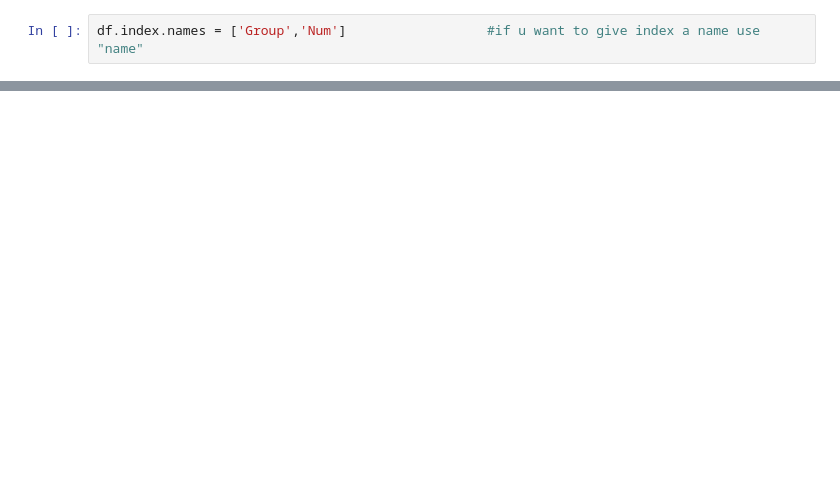
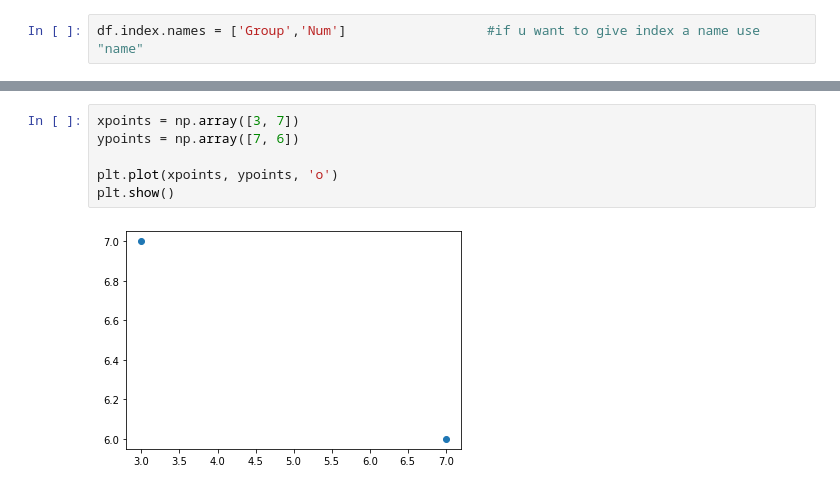
Before and after one commit to labsJ9Y/colab-, a Jupyter notebook: yoyo.ipynb, the cells around one changed output, grey strips where cells are left out. Cells and saved outputs as stored; diff of their text form; blank space fills up the shorter version.

```diff
--- a/yoyo.ipynb
+++ b/yoyo.ipynb
@@ -1107,0 +1121,8 @@ d = {'A':[1,2,np,nan],'B':[5,np,nan.np,nan],'C':[1,2,3]}
+# %%
+xpoints = np.array([3, 7])
+ypoints = np.array([7, 6])
+
+plt.plot(xpoints, ypoints, 'o')
+plt.show()
+# %% [output]
+[figure, added]
```
Also changed, not shown: parts of 68 cells of this notebook.
